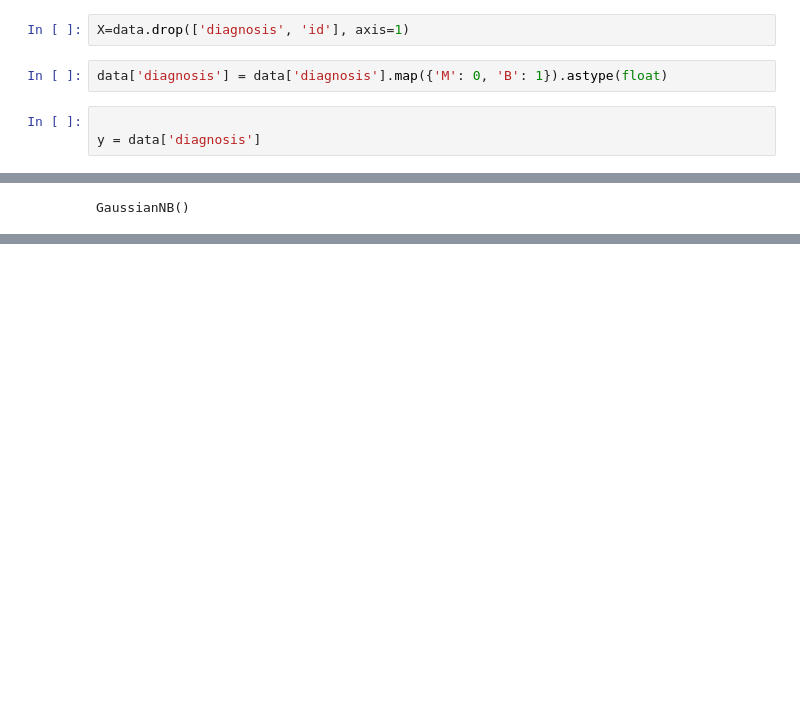
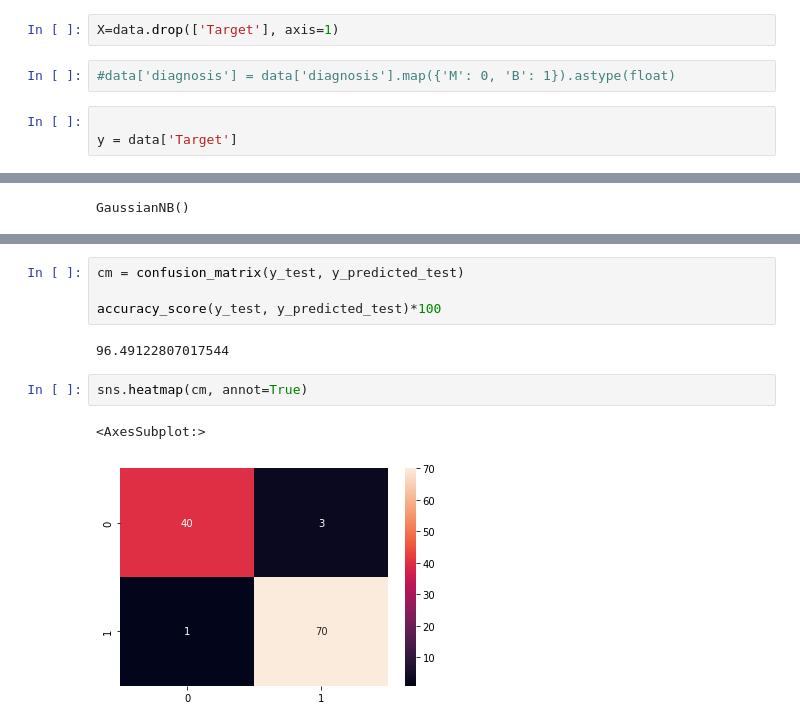
Before and after one commit to firaollumar/BMEN415Project, a Jupyter notebook: Case2: Classification Models/NaiveBayes C.ipynb, the cells around one changed output, grey strips where cells are left out. Saved outputs shown, nothing was run; the diff lists cells and outputs as text; blank space fills up the shorter version.

```diff
--- a/Case2: Classification Models/NaiveBayes C.ipynb
+++ b/Case2: Classification Models/NaiveBayes C.ipynb
@@ -10,10 +45,10 @@ data = pd.read_csv("breast-cancer.csv")
 # %%
-X=data.drop(['diagnosis', 'id'], axis=1)
+X=data.drop(['Target'], axis=1)
 # %%
-data['diagnosis'] = data['diagnosis'].map({'M': 0, 'B': 1}).astype(float)
+#data['diagnosis'] = data['diagnosis'].map({'M': 0, 'B': 1}).astype(float)
 # %%
 
-y = data['diagnosis']
+y = data['Target']
 # %%
 from sklearn.model_selection import train_test_split
 
@@ -42,0 +87,11 @@ Testing Accuracy for Multiple Linear Regression Model:  0.9736842105263158
+# %%
+cm = confusion_matrix(y_test, y_predicted_test)
+
+accuracy_score(y_test, y_predicted_test)*100
+# %% [output]
+96.49122807017544
+# %%
+sns.heatmap(cm, annot=True)
+# %% [output]
+<AxesSubplot:>
+[figure, added]
```
Also changed, not shown: parts of 5 cells of this notebook, 15 other files.
